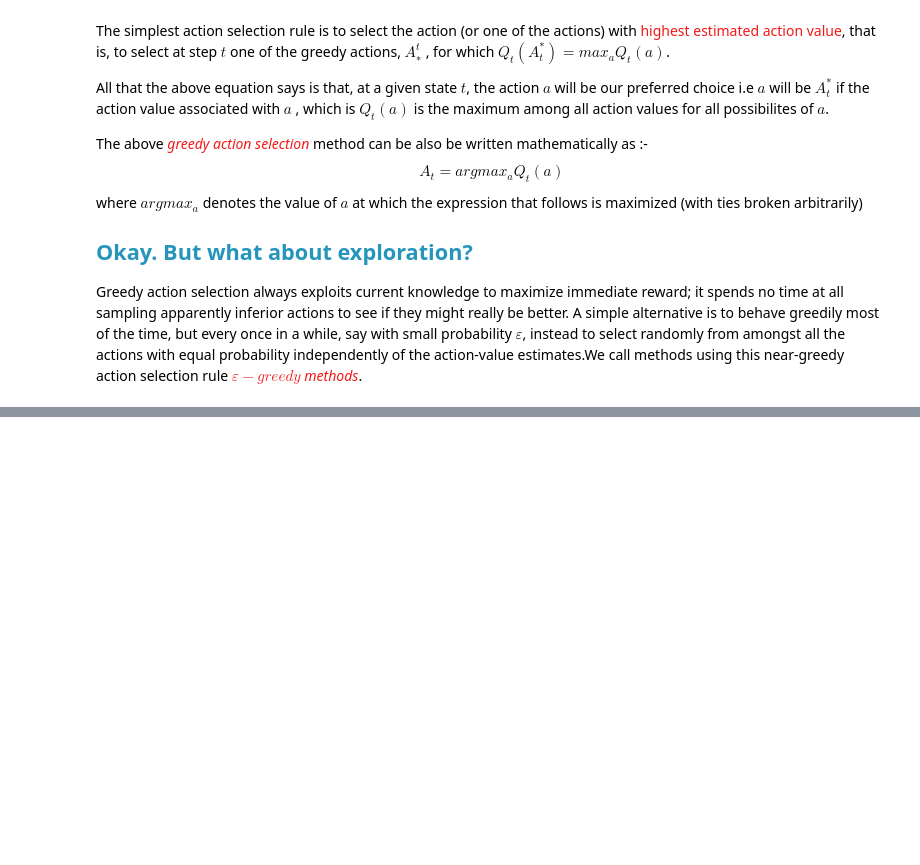
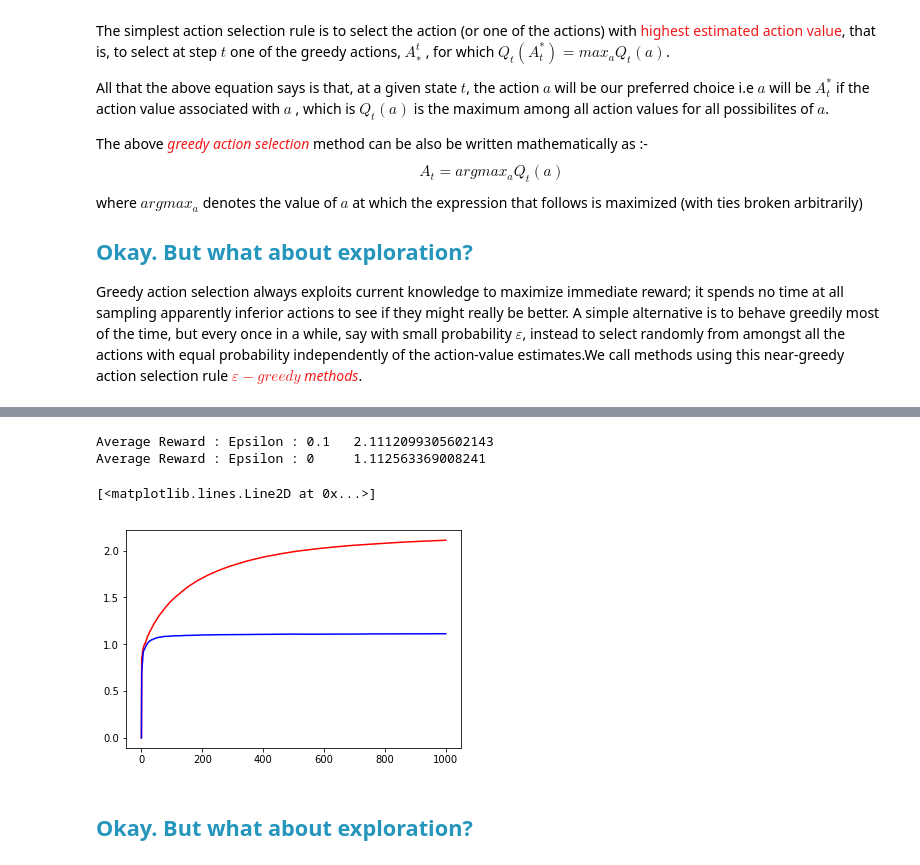
Before and after one commit to alokwhitewolf/Reinforcement-Learning, a Jupyter notebook: ch_02/K-Armed-Bandit.ipynb, the cells around one changed output, grey strips where cells are left out. Cells and saved outputs as stored; diff of their text form; code cells hidden in the pictures; blank space fills up the shorter version.

Commit message:
Greedy done

```diff
--- a/ch_02/K-Armed-Bandit.ipynb
+++ b/ch_02/K-Armed-Bandit.ipynb
@@ -62,0 +98,71 @@ import matplotlib
+# %%
+#Multi Armed bandit
+list_optimal = [0.5,0.7,0.9,1.1,2.4,0.1,0.9,0.1,0.3,0.7]
+
+def greedy_bandit(arms=10,mean_optimal=0,std_dev_optimal=1,std_dev_reward=1,init_expectation = 0,iterations=1000,epsilon=0.1,):
+    no_of_actions = arms
+    #optimal_action_values = np.random.normal(mean_optimal, std_dev_optimal, size=no_of_actions)
+    optimal_action_values = list_optimal
+    expect = [init_expectation]*no_of_actions
+    act_occur = [0]*no_of_actions
+
+    def get_maxvalue_index(list_):
+        #Get list of indexes which contain maximum value in a list
+        indexes_of_max_values = np.argwhere(list_ == np.amax(list_)).flatten().tolist()
+        #return an index randomly
+        return random.choice(indexes_of_max_values)
+
+    avg_rward_list = [0]
+    avg_rward_value = 0
+
+
+    counter = 0
+    #print (optimal_action_values)
+
+    for t in range(iterations):
+
+        counter += 1
+        print
+        if random.random()<epsilon:
+            act_index = random.randint(0,no_of_actions-1)
+            #print ("*")
+        else:
+            act_index = (get_maxvalue_index(expect))
+        act_occur[act_index]+=1
+        rward_t = np.random.normal(optimal_action_values[act_index],std_dev_reward)
+
+        expect[act_index] = (((expect[act_index]*(act_occur[act_index]-1))+rward_t)/(act_occur[act_index]))
+
+        avg_rward_value = ((avg_rward_value*(counter-1))+rward_t)/(counter)
+        avg_rward_list.append(avg_rward_value)
+        #print  (act_index)
+    #plt.plot(avg_rward_list,color=colr)
+    #print ("Average Reward : Greedy : \t",avg_rward_value)
+    return avg_rward_list,avg_rward_value
+
+
+def greedy_experiment(arms=10,mean_optimal=0,std_dev_optimal=1,std_dev_reward=1,init_expectation = 0,iterations=1000,epsilon=0.1,no_of_exp = 500):
+    rward_list = [0]
+    rward_value = 0
+    for x in range(no_of_exp):
+        avg_lists, avg_values = greedy_bandit(arms,mean_optimal,std_dev_optimal,std_dev_reward,init_expectation,iterations,epsilon)
+        if x == 0:
+            rward_list = avg_lists
+            rward_value = avg_values
+        else:
+            rward_list = np.add(np.dot(x,rward_list),avg_lists)/(x+1)
+            rward_value = ((x*rward_value)+avg_values)/(x+1)
+
+    print ("Average Reward : Epsilon :",epsilon, "\t",rward_value)
+    return (rward_list)
+#a = plot_greedy(epsilon=0.1)
+#b = plot_greedy(epsilon=0.5)
+plt.plot(greedy_experiment(epsilon=0.1),color='r')
+plt.plot(greedy_experiment(epsilon=0),color='b')
+# %% [output]
+Average Reward : Epsilon : 0.1   2.1112099305602143
+Average Reward : Epsilon : 0     1.112563369008241
+[<matplotlib.lines.Line2D at 0x...>]
+[figure, added]
+# %% [markdown]
+## <span style="color:#2595bc">Okay. But what about exploration?</span>
```
Also changed, not shown: parts of 2 cells of this notebook.
